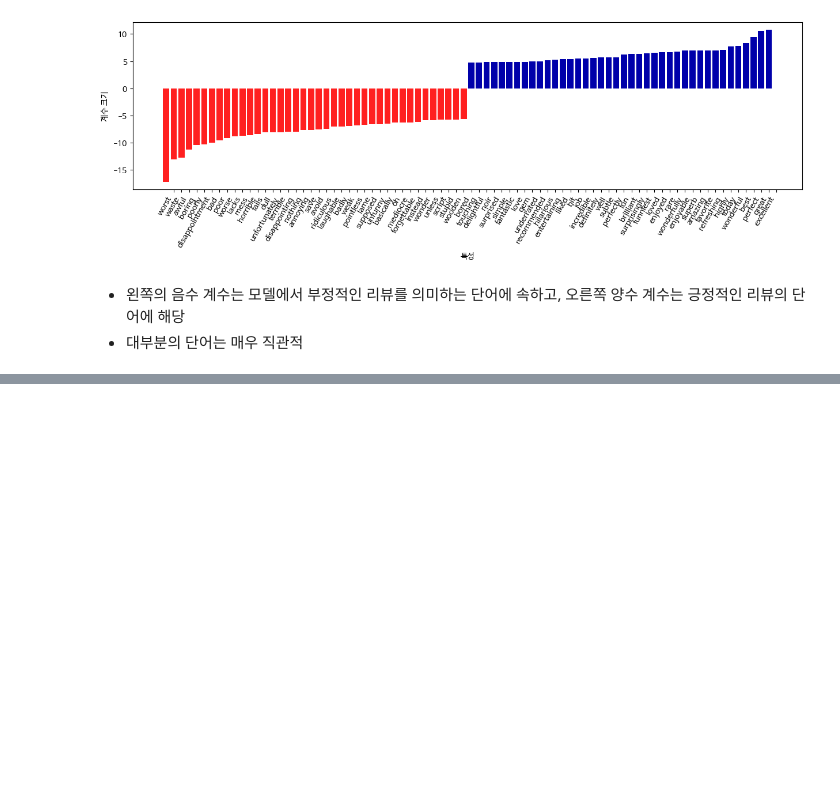
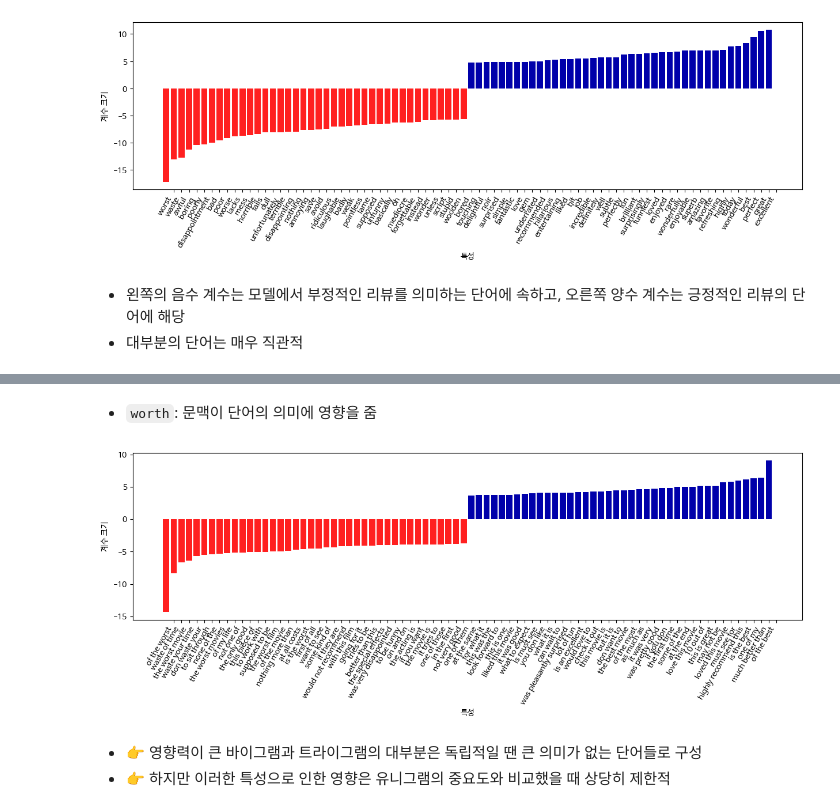
Before and after one commit to tjdux/Introduction-to-Machine-Learning-with-Python, a Jupyter notebook: 07_2_텍스트_데이터_다루기.ipynb, the cells around one changed output, grey strips where cells are left out. Saved outputs shown, nothing was run; the diff lists cells and outputs as text; code cells hidden in the pictures; blank space fills up the shorter version.

```diff
--- a/07_2_텍스트_데이터_다루기.ipynb
+++ b/07_2_텍스트_데이터_다루기.ipynb
@@ -370,0 +472,14 @@ mglearn.tools.visualize_coefficients(
+# %% [markdown]
+- `worth`: 문맥이 단어의 의미에 영향을 줌
+# %%
+# 모델의 트라이그램 중요도를 나타낸 그래프
+
+mask = np.array([len(feature.split(" ")) for feature in feature_names]) == 3
+
+mglearn.tools.visualize_coefficients(coef.ravel()[mask],
+                                     feature_names[mask], n_top_features=40)
+# %% [output]
+[figure, added]
+# %% [markdown]
+- 👉 영향력이 큰 바이그램과 트라이그램의 대부분은 독립적일 땐 큰 의미가 없는 단어들로 구성
+- 👉 하지만 이러한 특성으로 인한 영향은 유니그램의 중요도와 비교했을 때 상당히 제한적
```
Also changed, not shown: parts of 42 cells of this notebook.
